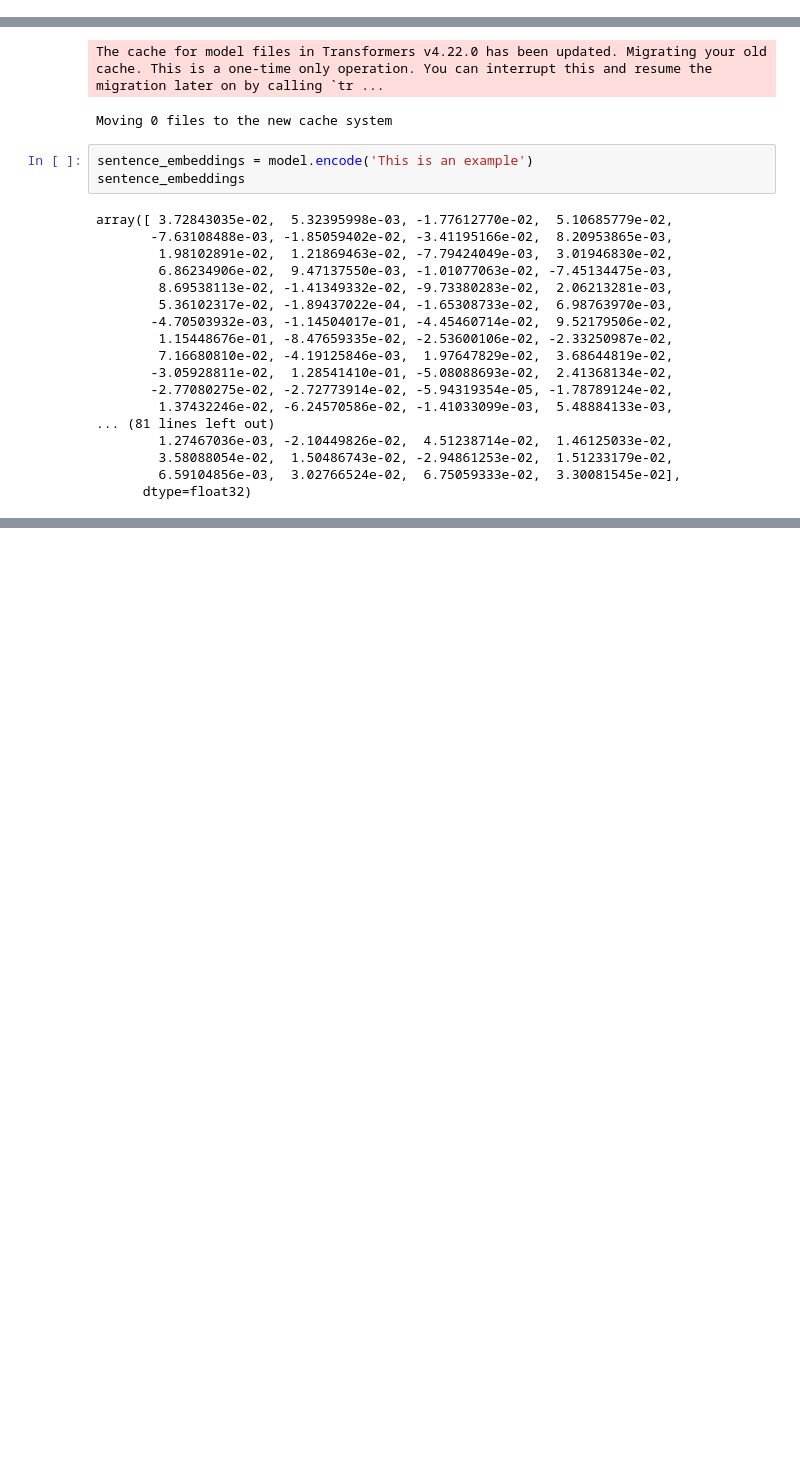
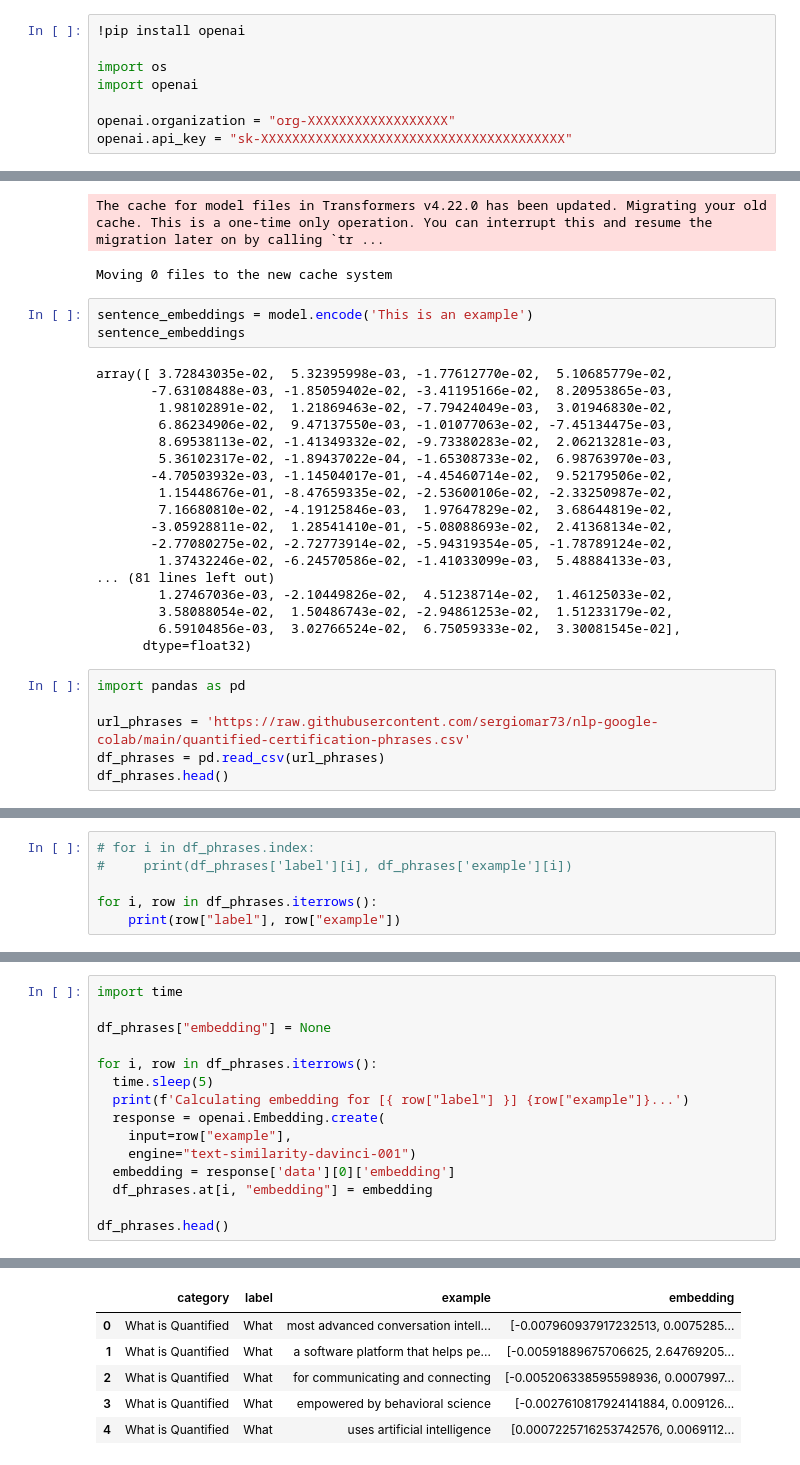
Before and after one commit to sergiomar73/nlp-google-colab, a Jupyter notebook: nlp_poc_01_embeddings.ipynb, the cells around one changed output, grey strips where cells are left out. Drawn from its saved outputs; the diff is of its cells as text; blank space fills up the shorter version.

```diff
--- a/nlp_poc_01_embeddings.ipynb
+++ b/nlp_poc_01_embeddings.ipynb
@@ -26,0 +7,8 @@ Successfully installed openai-0.23.0 pandas-stubs-1.2.0.62
+# %%
+!pip install openai
+
+import os
+import openai
+
+openai.organization = "org-XXXXXXXXXXXXXXXXXX"
+openai.api_key = "sk-XXXXXXXXXXXXXXXXXXXXXXXXXXXXXXXXXXXXXXX"
@@ -118,3 +123,9 @@ array([ 3.72843035e-02,  5.32395998e-03, -1.77612770e-02,  5.10685779e-02,
         3.58088054e-02,  1.50486743e-02, -2.94861253e-02,  1.51233179e-02,
         6.59104856e-03,  3.02766524e-02,  6.75059333e-02,  3.30081545e-02],
       dtype=float32)
+# %%
+import pandas as pd
+
+url_phrases = 'https://raw.githubusercontent.com/sergiomar73/nlp-google-colab/main/quantified-certification-phrases.csv'
+df_phrases = pd.read_csv(url_phrases)
+df_phrases.head()
@@ -120,0 +166,6 @@ array([ 3.72843035e-02,  5.32395998e-03, -1.77612770e-02,  5.10685779e-02,
+# %%
+# for i in df_phrases.index:
+#     print(df_phrases['label'][i], df_phrases['example'][i])
+
+for i, row in df_phrases.iterrows():
+    print(row["label"], row["example"])
@@ -120,0 +190,16 @@ array([ 3.72843035e-02,  5.32395998e-03, -1.77612770e-02,  5.10685779e-02,
+# %%
+import time
+
+df_phrases["embedding"] = None
+
+for i, row in df_phrases.iterrows():
+  time.sleep(5)
+  print(f'Calculating embedding for [{ row["label"] }] {row["example"]}...')
+  response = openai.Embedding.create(
+    input=row["example"],
+    engine="text-similarity-davinci-001")
+  embedding = response['data'][0]['embedding']
+  df_phrases.at[i, "embedding"] = embedding
+
+df_phrases.head()
+# %% [output]
@@ -120,0 +223,6 @@ array([ 3.72843035e-02,  5.32395998e-03, -1.77612770e-02,  5.10685779e-02,
+|  | category | label | example | embedding |
+| 0 | What is Quantified | What | most advanced conversation intell... | [-0.007960937917232513, 0.0075285... |
+| 1 | What is Quantified | What | a software platform that helps pe... | [-0.00591889675706625, 2.64769205... |
+| 2 | What is Quantified | What | for communicating and connecting | [-0.005206338595598936, 0.0007997... |
+| 3 | What is Quantified | What | empowered by behavioral science | [-0.0027610817924141884, 0.009126... |
+| 4 | What is Quantified | What | uses artificial intelligence | [0.0007225716253742576, 0.0069112... |
```
Also changed, not shown: parts of 17 cells of this notebook.
